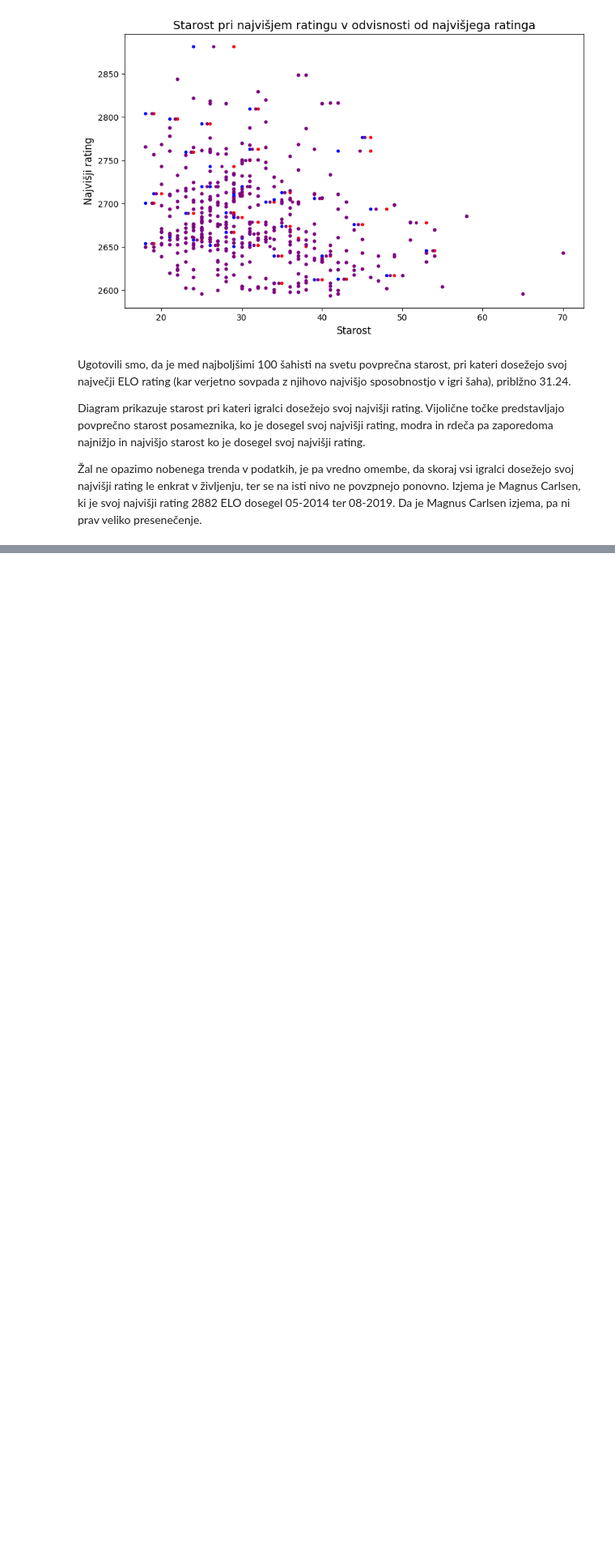
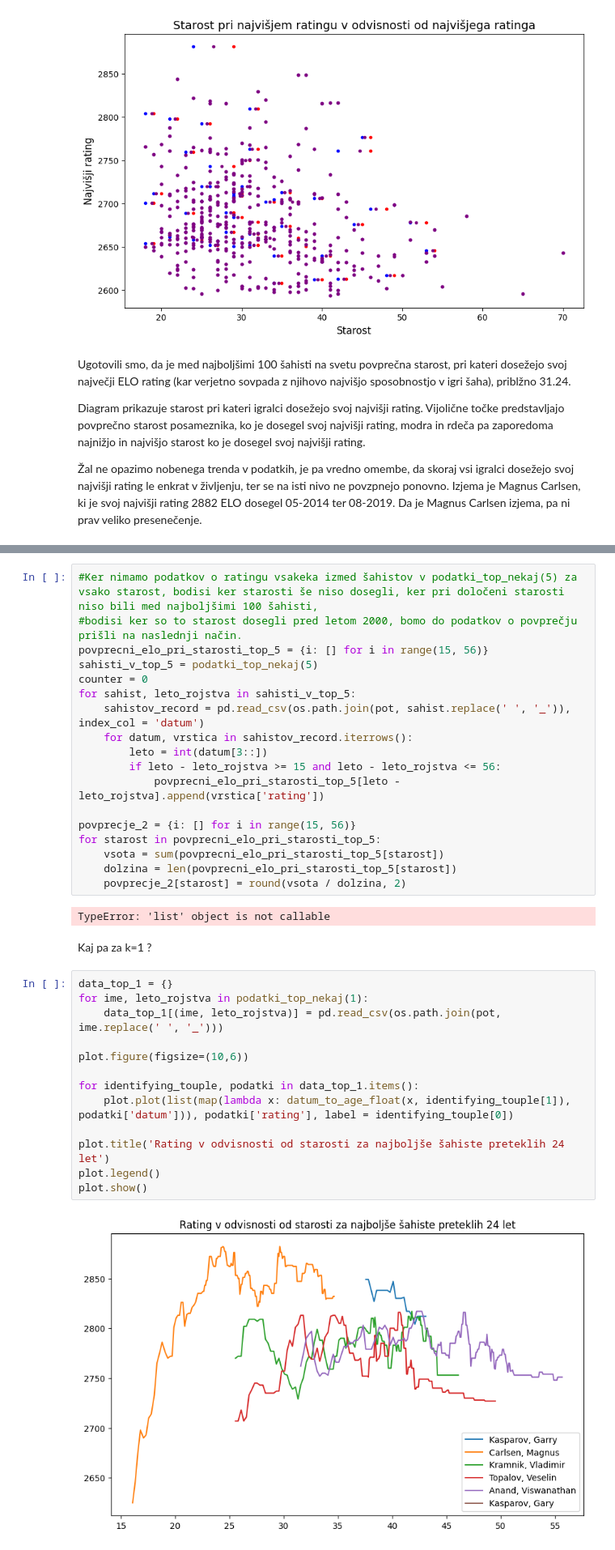
Before and after one commit to HugoTrebse/UVP-projektna-naloga, a Jupyter notebook: analiza.ipynb, the cells around one changed output, grey strips where cells are left out. Shown at 81% size. Saved outputs shown, nothing was run; the diff lists cells and outputs as text; blank space fills up the shorter version.

```diff
--- a/analiza.ipynb
+++ b/analiza.ipynb
@@ -179,0 +175,37 @@ Name: Fominyh, Alexander, dtype: int64
+# %%
+#Ker nimamo podatkov o ratingu vsakeka izmed šahistov v podatki_top_nekaj(5) za vsako starost, bodisi ker starosti še niso dosegli, ker pri določeni starosti niso bili med najboljšimi 100 šahisti,
+#bodisi ker so to starost dosegli pred letom 2000, bomo do podatkov o povprečju prišli na naslednji način.
+povprecni_elo_pri_starosti_top_5 = {i: [] for i in range(15, 56)}
+sahisti_v_top_5 = podatki_top_nekaj(5)
+counter = 0
+for sahist, leto_rojstva in sahisti_v_top_5:
+    sahistov_record = pd.read_csv(os.path.join(pot, sahist.replace(' ', '_')), index_col = 'datum')
+    for datum, vrstica in sahistov_record.iterrows():
+        leto = int(datum[3::])
+        if leto - leto_rojstva >= 15 and leto - leto_rojstva <= 56:
+            povprecni_elo_pri_starosti_top_5[leto - leto_rojstva].append(vrstica['rating'])
+
+povprecje_2 = {i: [] for i in range(15, 56)}
+for starost in povprecni_elo_pri_starosti_top_5:
+    vsota = sum(povprecni_elo_pri_starosti_top_5[starost])
+    dolzina = len(povprecni_elo_pri_starosti_top_5[starost])
+    povprecje_2[starost] = round(vsota / dolzina, 2)
+# %% [output]
+TypeError: 'list' object is not callable
+# %% [markdown]
+Kaj pa za k=1 ?
+# %%
+data_top_1 = {}
+for ime, leto_rojstva in podatki_top_nekaj(1):
+    data_top_1[(ime, leto_rojstva)] = pd.read_csv(os.path.join(pot, ime.replace(' ', '_')))
+
+plot.figure(figsize=(10,6))
+
+for identifying_touple, podatki in data_top_1.items():
+    plot.plot(list(map(lambda x: datum_to_age_float(x, identifying_touple[1]), podatki['datum'])), podatki['rating'], label = identifying_touple[0])
+
+plot.title('Rating v odvisnosti od starosti za najboljše šahiste preteklih 24 let')
+plot.legend()
+plot.show()
+# %% [output]
+[figure, added]
```
Also changed, not shown: parts of 3 cells of this notebook.
